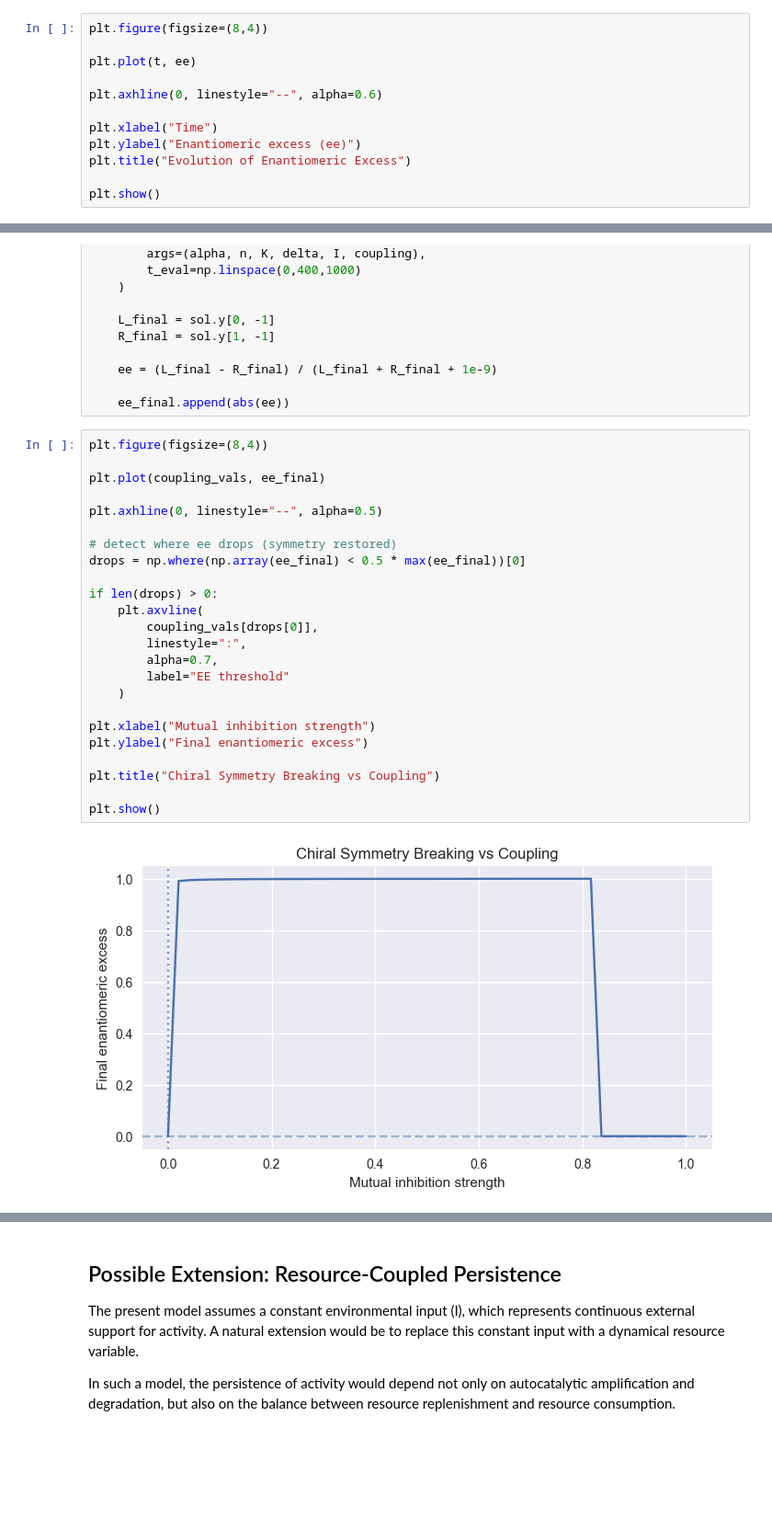
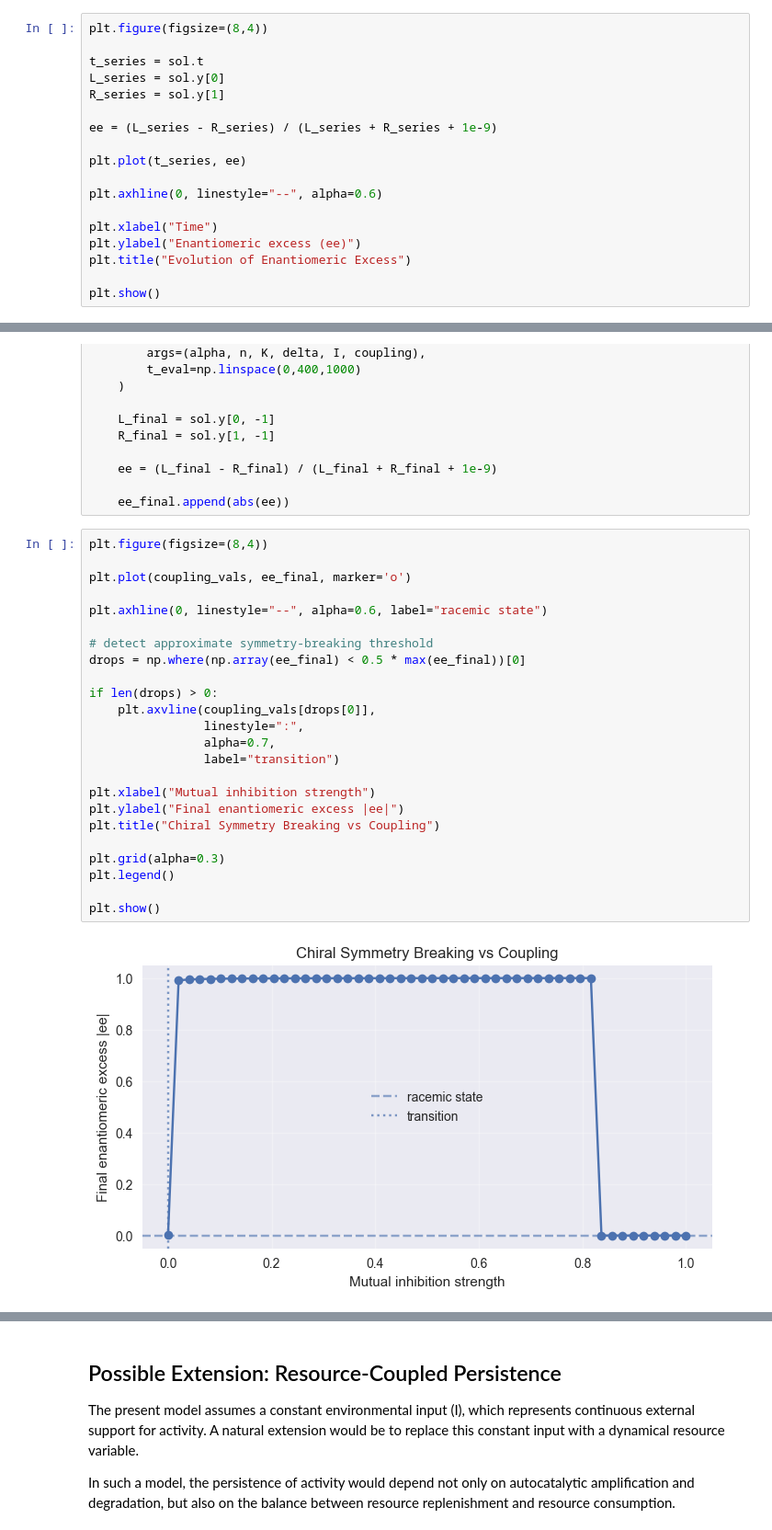
Before and after one commit to nyllade/life-dynamical-attractor, a Jupyter notebook: attractor_model.ipynb, the cells around one changed output, grey strips where cells are left out. Shown at 92% size. Saved outputs shown, nothing was run; the diff lists cells and outputs as text; blank space fills up the shorter version.

```diff
--- a/attractor_model.ipynb
+++ b/attractor_model.ipynb
@@ -1396,7 +1407,13 @@ ee = (L - R) / (L + R + 1e-9)
 # %%
 plt.figure(figsize=(8,4))
 
-plt.plot(t, ee)
+t_series = sol.t
+L_series = sol.y[0]
+R_series = sol.y[1]
+
+ee = (L_series - R_series) / (L_series + R_series + 1e-9)
+
+plt.plot(t_series, ee)
 
 plt.axhline(0, linestyle="--", alpha=0.6)
 
@@ -1446,27 +1484,27 @@ for coupling in coupling_vals:
 # %%
 plt.figure(figsize=(8,4))
 
-plt.plot(coupling_vals, ee_final)
+plt.plot(coupling_vals, ee_final, marker='o')
 
-plt.axhline(0, linestyle="--", alpha=0.5)
+plt.axhline(0, linestyle="--", alpha=0.6, label="racemic state")
 
-# detect where ee drops (symmetry restored)
+# detect approximate symmetry-breaking threshold
 drops = np.where(np.array(ee_final) < 0.5 * max(ee_final))[0]
 
 if len(drops) > 0:
-    plt.axvline(
-        coupling_vals[drops[0]],
-        linestyle=":",
-        alpha=0.7,
-        label="EE threshold"
-    )
+    plt.axvline(coupling_vals[drops[0]],
+                linestyle=":",
+                alpha=0.7,
+                label="transition")
 
 plt.xlabel("Mutual inhibition strength")
-plt.ylabel("Final enantiomeric excess")
-
+plt.ylabel("Final enantiomeric excess |ee|")
 plt.title("Chiral Symmetry Breaking vs Coupling")
 
+plt.grid(alpha=0.3)
+plt.legend()
+
 plt.show()
 # %% [output]
-[figure, old version]
+[figure, new version]
 # %% [markdown]
```
Also changed, not shown: parts of 27 cells of this notebook, 1 other file.
